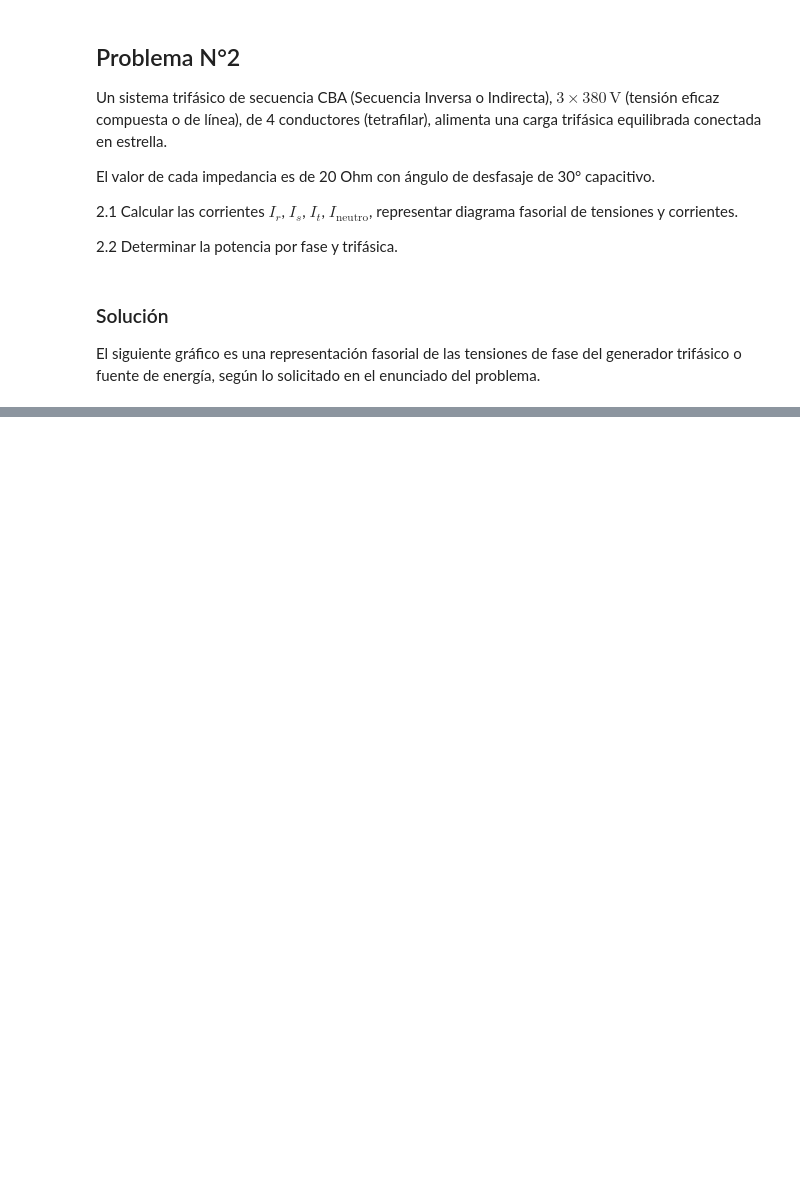
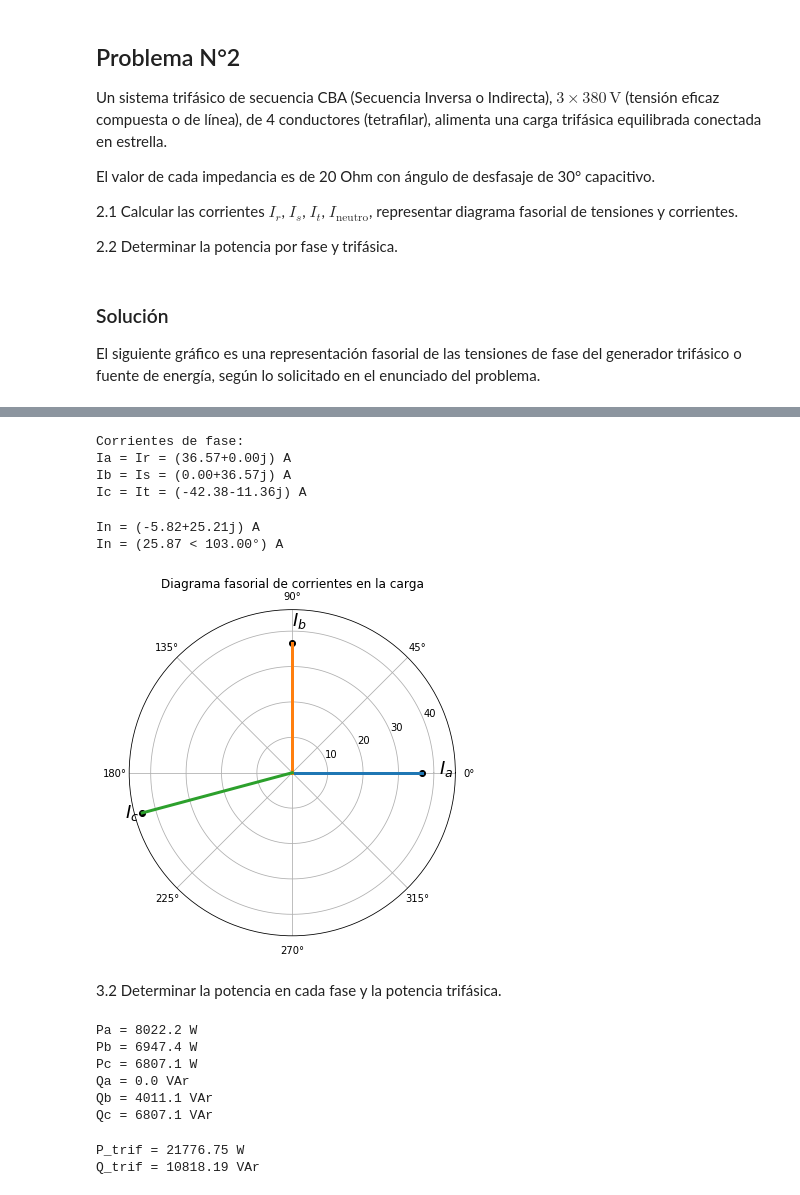
Before and after one commit to daniel-lorenzo/Electrotecnia, a Jupyter notebook: Ejercitacion/TP5.ipynb, the cells around one changed output, grey strips where cells are left out. Cells and saved outputs as stored; diff of their text form; code cells hidden in the pictures; blank space fills up the shorter version.

```diff
--- a/Ejercitacion/TP5.ipynb
+++ b/Ejercitacion/TP5.ipynb
@@ -227,0 +504,11 @@ Generación trifásica__
+# %%
+# Tensión de línea
+E_lin = 380 # V
+# Tensión de fase
+E_fase = E_lin/math.sqrt(3)
+# Tensiones de generación
+Ean = cmath.rect(E_fase , math.radians(0) )
+Ebn = cmath.rect(E_fase , math.radians(120) )
+Ecn = cmath.rect(E_fase , math.radians(240) )
+# Caídas de tensión en las cargas
+Uao = Ean ; Ubo = Ebn ; Uco = Ecn
@@ -227,0 +521,21 @@ Generación trifásica__
+# %%
+# Datos
+Za = cmath.rect(6 , 0) # Ohm
+Zb = cmath.rect(6 , math.radians(30)) # Ohm
+Zc = cmath.rect(5 , math.radians(45)) # Ohm
+# %%
+# Cálculo de la intensidad de corriente en fase a
+Ia = Uao/Za
+Ib = Ubo/Zb
+Ic = Uco/Zc
+Ir = Ia ; Is = Ib ; It = Ic
+# %%
+print('Corrientes de fase:')
+print('Ia = Ir = ({:.2f}) A'.format(Ia))
+print('Ib = Is = ({:.2f}) A'.format(Ib))
+print('Ic = It = ({:.2f}) A'.format(Ic))
+# %% [output]
+Corrientes de fase:
+Ia = Ir = (36.57+0.00j) A
+Ib = Is = (0.00+36.57j) A
+Ic = It = (-42.38-11.36j) A
@@ -227,0 +545,6 @@ Generación trifásica__
+# %%
+print('In = ({:.2f}) A'.format(In))
+print('In = (%.2f < %.2f°) A'%(abs(In) , math.degrees( cmath.phase(In) ) ))
+# %% [output]
+In = (-5.82+25.21j) A
+In = (25.87 < 103.00°) A
@@ -227,0 +554,21 @@ Generación trifásica__
+# %%
+%matplotlib inline
+plt.figure(figsize=(6,6))
+
+plt.polar( cmath.phase(Ia) , abs(Ia), 'ko')
+plt.text( cmath.phase(Ia) , abs(Ia) + 5 , r'$I_a$', fontsize=18)
+plt.polar( cmath.phase(Ib) , abs(Ib), 'ko')
+plt.text( cmath.phase(Ib) , abs(Ib) + 5 , r'$I_b$', fontsize=18)
+plt.polar( cmath.phase(Ic) , abs(Ic) , 'ko')
+plt.text( cmath.phase(Ic) , abs(Ic) + 5 , r'$I_c$', fontsize=18)
+
+plt.polar([0, cmath.phase(Ia) ],[0, abs(Ia) ],linewidth=3)
+plt.polar([0, cmath.phase(Ib) ],[0, abs(Ib) ],linewidth=3)
+plt.polar([0, cmath.phase(Ic) ],[0, abs(Ic) ],linewidth=3)
+plt.title('Diagrama fasorial de corrientes en la carga')
+
+plt.show()
+# %% [output]
+[figure, added]
+# %% [markdown]
+3.2 Determinar la potencia en cada fase y la potencia trifásica.
@@ -227,0 +585,14 @@ Generación trifásica__
+# %%
+print('Pa = %.1f W'%Pa)
+print('Pb = %.1f W'%Pb)
+print('Pc = %.1f W'%Pc)
+print('Qa = %.1f VAr'%Qa)
+print('Qb = %.1f VAr'%Qb)
+print('Qc = %.1f VAr'%Qc)
+# %% [output]
+Pa = 8022.2 W
+Pb = 6947.4 W
+Pc = 6807.1 W
+Qa = 0.0 VAr
+Qb = 4011.1 VAr
+Qc = 6807.1 VAr
@@ -227,0 +604,6 @@ Generación trifásica__
+# %%
+print('P_trif = %.2f W'%P_trif)
+print('Q_trif = %.2f VAr'%Q_trif)
+# %% [output]
+P_trif = 21776.75 W
+Q_trif = 10818.19 VAr
```
Also changed, not shown: parts of 99 cells of this notebook, 4 other files.
